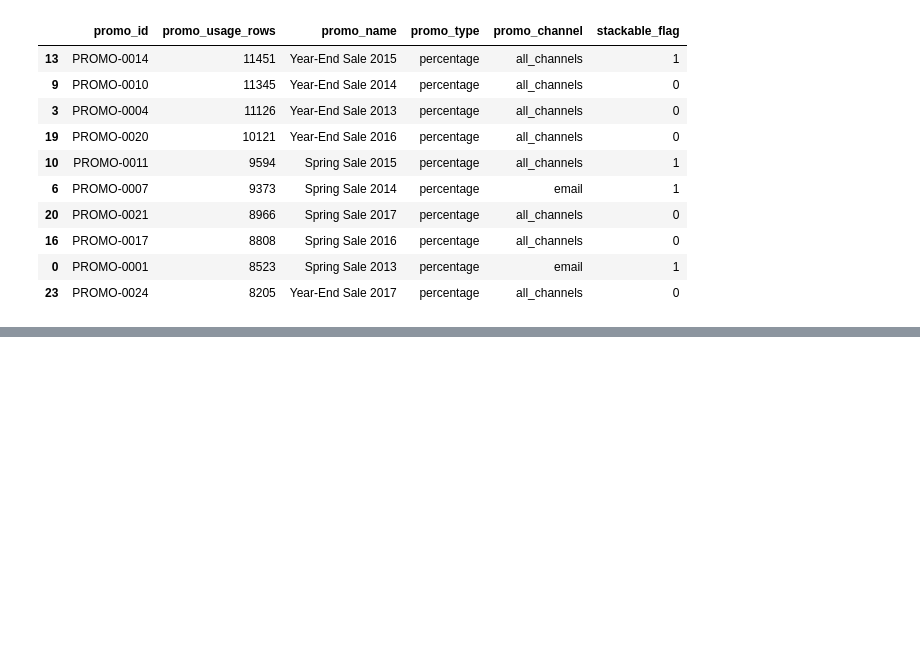
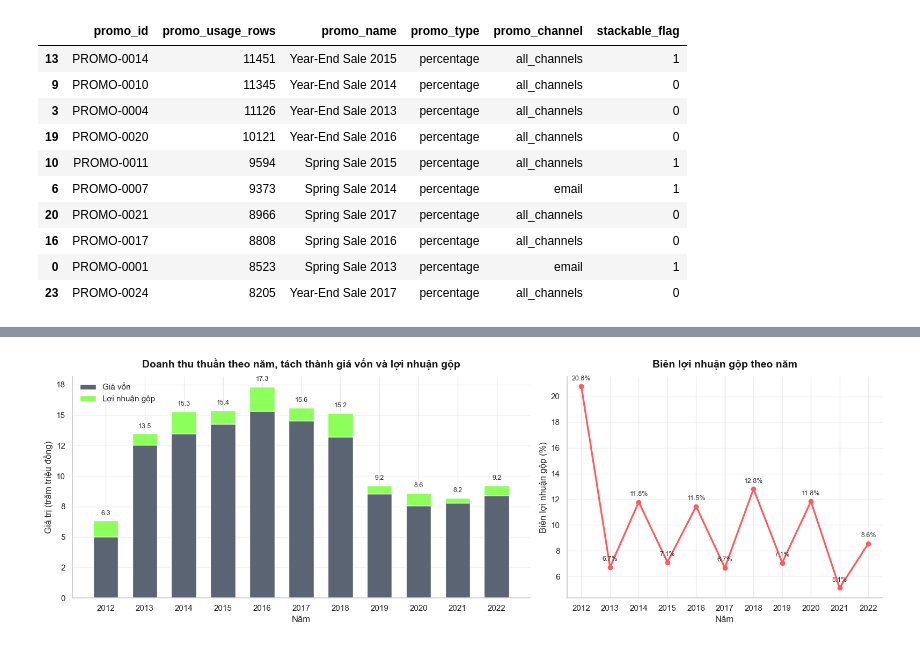
Before and after one commit to nguyen-lam-phuong-thao/datathon-2026-F.E.N.S, a Jupyter notebook: notebooks/Phan_2_EDA.ipynb, the cells around one changed output, grey strips where cells are left out. Cells and saved outputs as stored; diff of their text form; code cells hidden in the pictures; blank space fills up the shorter version.

```diff
--- a/notebooks/Phan_2_EDA.ipynb
+++ b/notebooks/Phan_2_EDA.ipynb
@@ -1606,0 +1520,83 @@ Top refund months:
+# %%
+year_positions = np.arange(len(yearly_business))
+
+fig, axes = plt.subplots(1, 2, figsize=(16, 5.3), gridspec_kw={'width_ratios': [1.45, 1]})
+
+axes[0].bar(
+    year_positions,
+    yearly_business['cogs'],
+    color=PALETTE['base_bar'],
+    width=0.64,
+    label='Giá vốn',
+)
+axes[0].bar(
+    year_positions,
+    yearly_business['gross_profit'],
+    bottom=yearly_business['cogs'],
+    color=PALETTE['green'],
+    width=0.64,
+    label='Lợi nhuận gộp',
+)
+clean_axis(
+    axes[0],
+    xlabel='Năm',
+    ylabel='Giá trị (trăm triệu đồng)',
+    title='Doanh thu thuần theo năm, tách thành giá vốn và lợi nhuận gộp',
+)
+axes[0].set_xticks(year_positions)
+axes[0].set_xticklabels(yearly_business['year'].astype(int).astype(str))
+axes[0].yaxis.set_major_formatter(mticker.FuncFormatter(axis_tram_trieu))
+axes[0].grid(axis='y', alpha=0.25)
+axes[0].legend(frameon=False, loc='upper left')
+
+for idx, row in yearly_business.iterrows():
+    axes[0].text(
+        idx,
+        row['net_revenue'] + yearly_business['net_revenue'].max() * 0.02,
+        format_hundred_millions(row['net_revenue']),
+        ha='center',
+        va='bottom',
+        fontsize=9,
+        color=PALETTE['dark_gray'],
+    )
+
+axes[1].plot(
+    year_positions,
+    yearly_business['gross_margin'] * 100,
+    color=PALETTE['risk_red'],
+    linewidth=2.4,
+    marker='o',
+)
+clean_axis(
+    axes[1],
+    xlabel='Năm',
+    ylabel='Biên lợi nhuận gộp (%)',
+    title='Biên lợi nhuận gộp theo năm',
+)
+axes[1].set_xticks(year_positions)
+axes[1].set_xticklabels(yearly_business['year'].astype(int).astype(str))
+axes[1].grid(axis='y', alpha=0.25)
+
+for idx, row in yearly_business.iterrows():
+    axes[1].text(
+        idx,
+        row['gross_margin'] * 100 + 0.35,
+        f"{row['gross_margin'] * 100:.1f}%",
+        ha='center',
+        va='bottom',
+        fontsize=9,
+        color=PALETTE['dark_gray'],
+    )
+
+plt.tight_layout()
+plt.show()
+
+best_year_revenue = yearly_business.loc[yearly_business['net_revenue'].idxmax()]
+best_year_gp = yearly_business.loc[yearly_business['gross_profit'].idxmax()]
+best_year_margin = yearly_business.loc[yearly_business['gross_margin'].idxmax()]
+
+print('Năm có doanh thu thuần cao nhất:', int(best_year_revenue['year']), '-', format_currency(best_year_revenue['net_revenue']))
+print('Năm có lợi nhuận gộp cao nhất:', int(best_year_gp['year']), '-', format_currency(best_year_gp['gross_profit']))
+print('Năm có biên lợi nhuận gộp cao nhất:', int(best_year_margin['year']), '-', format_pct(best_year_margin['gross_margin']))
+# %% [output]
+[figure, added]
```
Also changed, not shown: parts of 75 cells of this notebook.
